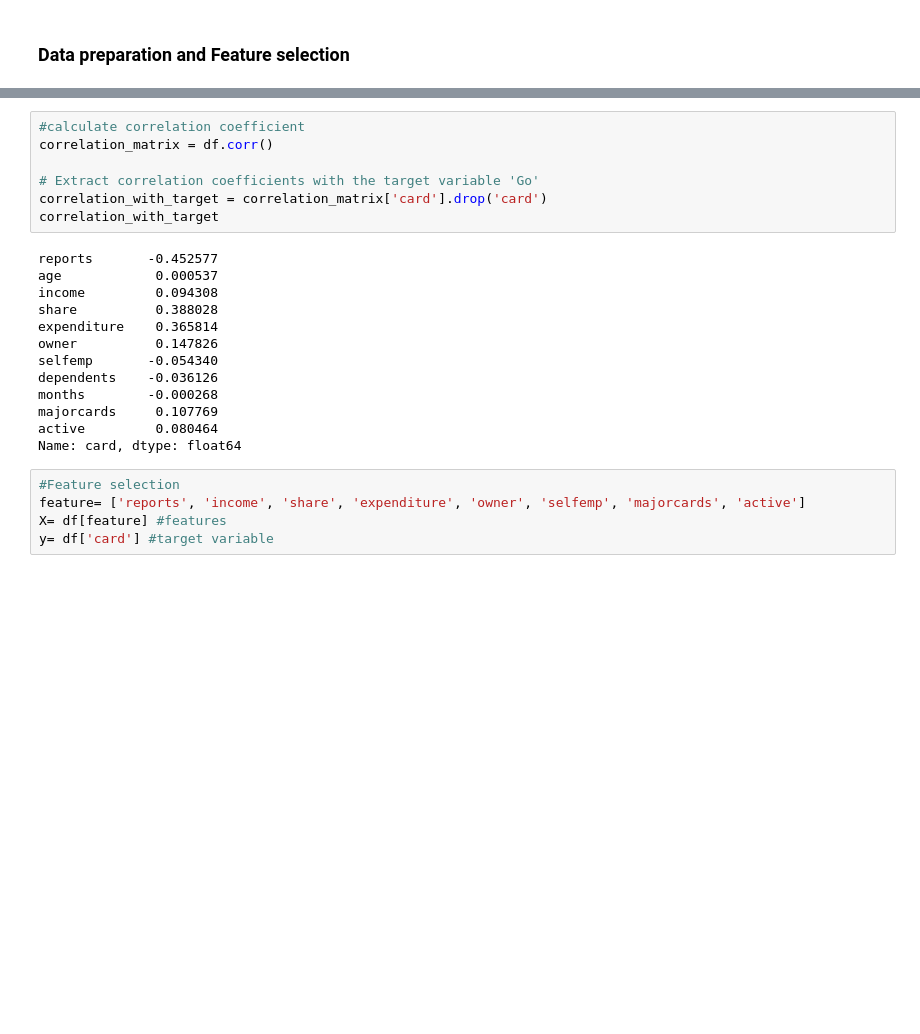
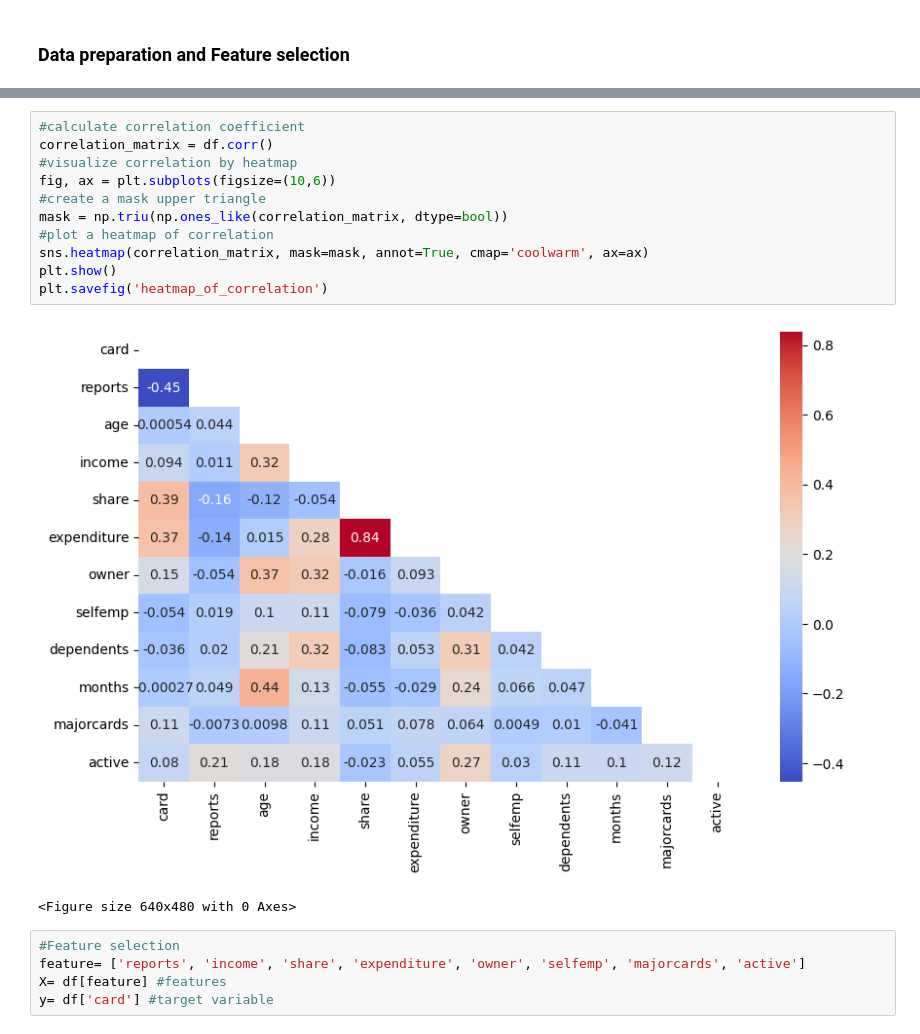
Before and after one commit to Mkingmin/Financial_Scoring_and_Suggestion, a Jupyter notebook: CART algorithm/CART_algorithm.ipynb, the cells around one changed output, grey strips where cells are left out. Cells and saved outputs as stored; diff of their text form; blank space fills up the shorter version.

```diff
--- a/CART algorithm/CART_algorithm.ipynb
+++ b/CART algorithm/CART_algorithm.ipynb
@@ -42,26 +38,20 @@ df.head()
 | 2 | 1 | 0 | 33.66667 | 4.5000 | 0.004156 | 15.000000 | 1 | 0 | 4 | 58 | ... |
 | 3 | 1 | 0 | 30.50000 | 2.5400 | 0.065214 | 137.869200 | 0 | 0 | 0 | 25 | ... |
 | 4 | 1 | 0 | 32.16667 | 9.7867 | 0.067051 | 546.503300 | 1 | 0 | 2 | 64 | ... |
-# %%
-#calculate correlation coefficient
-correlation_matrix = df.corr()
-
-# Extract correlation coefficients with the target variable 'Go'
-correlation_with_target = correlation_matrix['card'].drop('card')
-correlation_with_target
-# %% [output]
-reports       -0.452577
-age            0.000537
-income         0.094308
-share          0.388028
-expenditure    0.365814
-owner          0.147826
-selfemp       -0.054340
-dependents    -0.036126
-months        -0.000268
-majorcards     0.107769
-active         0.080464
-Name: card, dtype: float64
+# %%
+#calculate correlation coefficient
+correlation_matrix = df.corr()
+#visualize correlation by heatmap
+fig, ax = plt.subplots(figsize=(10,6))
+#create a mask upper triangle
+mask = np.triu(np.ones_like(correlation_matrix, dtype=bool))
+#plot a heatmap of correlation
+sns.heatmap(correlation_matrix, mask=mask, annot=True, cmap='coolwarm', ax=ax)
+plt.show()
+plt.savefig('heatmap_of_correlation')
+# %% [output]
+[figure, added]
+<Figure size 640x480 with 0 Axes>
 # %%
 #Feature selection
 feature= ['reports', 'income', 'share', 'expenditure', 'owner', 'selfemp', 'majorcards', 'active']
```
Also changed, not shown: parts of 3 cells of this notebook, 1 other file.
